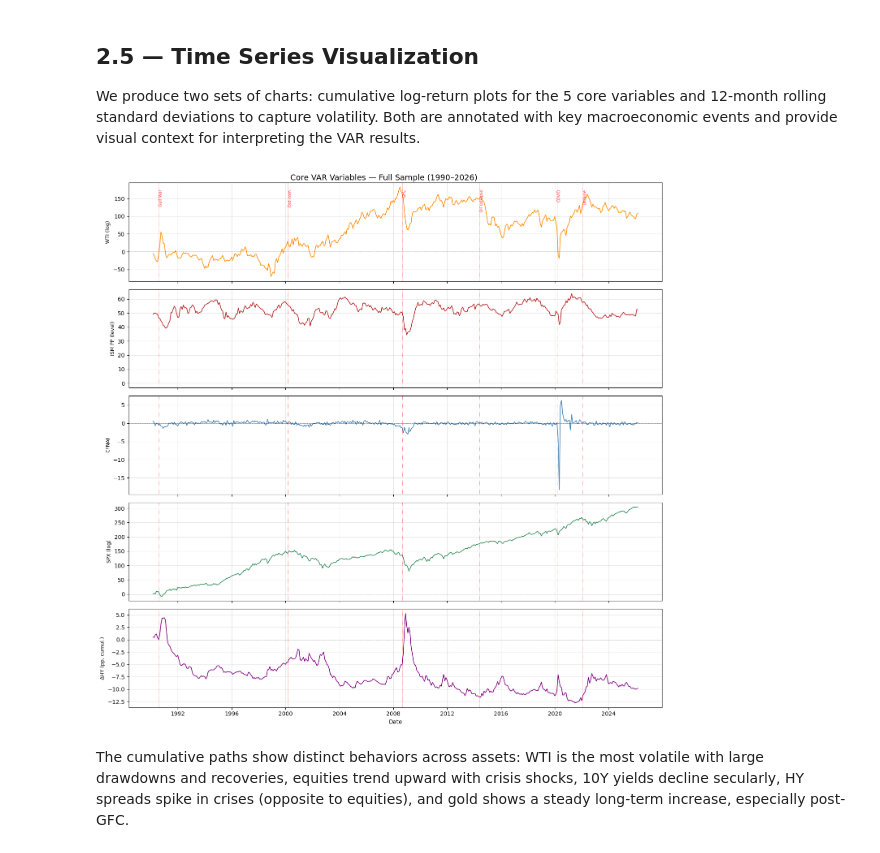
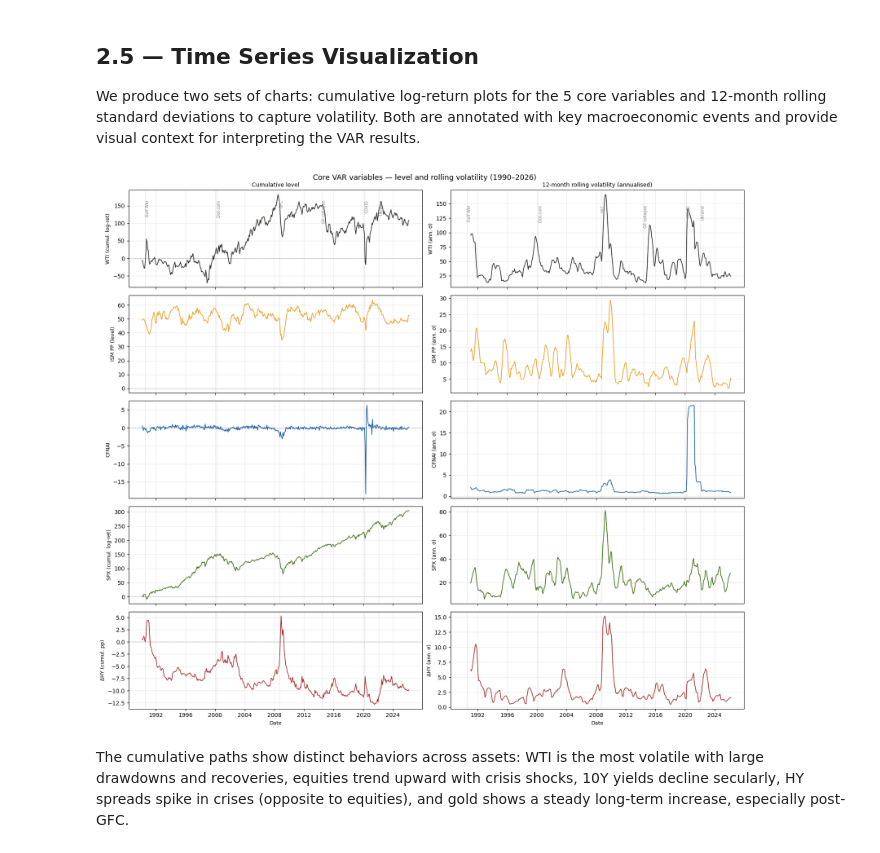
Before and after one commit to Altankaragulle/EMIF_Project_Oil, a Jupyter notebook: EMIF_Oil_Shock_Project.ipynb, the cells around one changed output. Drawn from its saved outputs; the diff is of its cells as text; code cells hidden in the pictures.

Commit message:
Update notebook and add output plots
Co-Authored-By: Claude Sonnet 4.6 <noreply@anthropic.com>

```diff
--- a/EMIF_Oil_Shock_Project.ipynb
+++ b/EMIF_Oil_Shock_Project.ipynb
@@ -38,6 +38,14 @@ import warnings
 warnings.filterwarnings("ignore")
 pd.set_option("display.float_format", lambda x: f"{x:.4f}")
 plt.rcParams["figure.figsize"] = (12, 5)
+
+VAR_COLORS = {
+    "WTI":    "#2C2C2A",   # dark gray  — oil shock
+    "ISM_PP": "#E8A020",   # amber      — Stage 1 cost pressure
+    "CFNAI":  "#185FA5",   # blue       — Stage 2 real activity
+    "SPX":    "#3B6D11",   # green      — Stage 3a equities
+    "DHY":    "#A32D2D",   # red        — Stage 3b credit
+}
 # %% [markdown]
 ---
 
@@ -581,49 +589,52 @@ Overall, the strength and sign of correlations vary significantly over time.
 
 We produce two sets of charts: cumulative log-return plots for the 5 core variables and 12-month rolling standard deviations to capture volatility. Both are annotated with key macroeconomic events and provide visual context for interpreting the VAR results.
 # %%
-# Key macro events
+fig, axes = plt.subplots(5, 2, figsize=(16, 14), sharex=True)
+fig.suptitle("Core VAR variables — level and rolling volatility (1990–2026)", fontsize=13)
+
+series_left = {
+    "WTI":    var_df["WTI"].cumsum(),
+    "ISM_PP": var_df["ISM_PP"],
+    "CFNAI":  var_df["CFNAI"],
+    "SPX":    var_df["SPX"].cumsum(),
+    "DHY":    var_df["DHY"].cumsum(),
+}
+ylabels_left  = ["WTI (cumul. log-ret)", "ISM PP (level)", "CFNAI", "SPX (cumul. log-ret)", "ΔHY (cumul. pp)"]
+ylabels_right = ["WTI (ann. σ)", "ISM PP (ann. σ)", "CFNAI (ann. σ)", "SPX (ann. σ)", "ΔHY (ann. σ)"]
+
 events = {
-    '1990-08-01': 'Gulf War',
-    '2000-03-01': 'Dot-com',
-    '2008-09-01': 'GFC',
-    '2014-06-01': 'Oil collapse',
-    '2020-03-01': 'COVID',
-    '2022-02-01': 'Ukraine'
+    "1990-08-01": "Gulf War", "2000-03-01": "Dot-com", "2008-09-01": "GFC",
+    "2014-06-01": "Oil collapse", "2020-03-01": "COVID", "2022-02-01": "Ukraine"
 }
 
-# 5 core VAR variables — use var_df (monthly frequency)
-# WTI and SPX are log-returns → cumulate; ISM_PP and CFNAI are levels; DHY is first-difference → cumulate
-plot_data = pd.DataFrame(index=var_df.index)
-plot_data["WTI (cumul. log-ret)"]  = var_df["WTI"].cumsum()
-plot_data["ISM Prices Paid"]        = var_df["ISM_PP"]
-plot_data["CFNAI"]                  = var_df["CFNAI"]
-plot_data["SPX (cumul. log-ret)"]   = var_df["SPX"].cumsum()
-plot_data["ΔHY spread (cumul.)"]    = var_df["DHY"].cumsum()
+for i, (var, color) in enumerate(VAR_COLORS.items()):
+    ax_l = axes[i, 0]
+    ax_r = axes[i, 1]
 
-ylabels = ["WTI (log)", "ISM PP (level)", "CFNAI", "SPX (log)", "ΔHY (pp, cumul.)"]
-colors  = ["darkorange", "firebrick", "steelblue", "seagreen", "purple"]
+    ax_l.plot(list(series_left.values())[i], color=color, lw=1.2)
+    ax_l.axhline(0, color="black", lw=0.5, ls="--", alpha=0.4)
+    ax_l.set_ylabel(ylabels_left[i], fontsize=9)
 
-fig, axes = plt.subplots(5, 1, figsize=(14, 14), sharex=True)
-fig.suptitle("Core VAR Variables — Full Sample (1990–2026)", fontsize=14)
+    rolling_vol = list(series_left.values())[i].rolling(12).std() * np.sqrt(12)
+    ax_r.plot(rolling_vol, color=color, lw=1.2)
+    ax_r.set_ylabel(ylabels_right[i], fontsize=9)
 
-for i, (col, label, color) in enumerate(zip(plot_data.columns, ylabels, colors)):
-    ax = axes[i]
-    ax.plot(plot_data.index, plot_data[col], linewidth=1.2, color=color)
-    ax.axhline(0, color='black', linewidth=0.5, linestyle='--', alpha=0.5)
-    ax.set_ylabel(label, fontsize=9)
-    ax.grid(True, alpha=0.3)
-    for event_date, event_name in events.items():
-        event_dt = pd.to_datetime(event_date)
-        if plot_data.index.min() <= event_dt <= plot_data.index.max():
-            ax.axvline(event_dt, color='red', linewidth=0.6, linestyle=':', alpha=0.7)
+    for ax in [ax_l, ax_r]:
+        ax.grid(True, alpha=0.25)
+        for date, name in events.items():
+            dt = pd.to_datetime(date)
+            ax.axvline(dt, color="gray", lw=0.6, ls=":", alpha=0.7)
             if i == 0:
-                ax.text(event_dt, ax.get_ylim()[1] * 0.9, event_name,
-                        rotation=90, verticalalignment='top', fontsize=7, color='red', alpha=0.8)
+                ax.text(dt, ax.get_ylim()[1] * 0.85, name,
+                        rotation=90, fontsize=7, color="gray", va="top")
 
-axes[-1].set_xlabel('Date', fontsize=10)
+axes[0, 0].set_title("Cumulative level", fontsize=10)
+axes[0, 1].set_title("12-month rolling volatility (annualised)", fontsize=10)
+axes[-1, 0].set_xlabel("Date", fontsize=9)
+axes[-1, 1].set_xlabel("Date", fontsize=9)
 plt.tight_layout()
 plt.show()
 # %% [output]
-[figure, old version]
+[figure, new version]
 # %% [markdown]
 The cumulative paths show distinct behaviors across assets: WTI is the most volatile with large drawdowns and recoveries, equities trend upward with crisis shocks, 10Y yields decline secularly, HY spreads spike in crises (opposite to equities), and gold shows a steady long-term increase, especially post-GFC.
```
Also changed, not shown: parts of 51 cells of this notebook, 4 other files.
